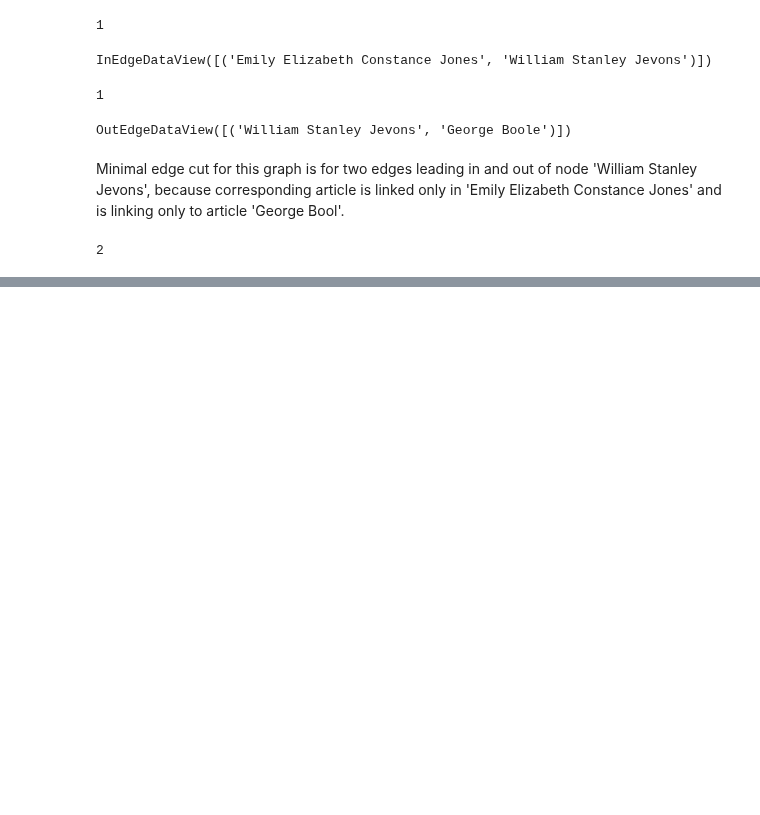
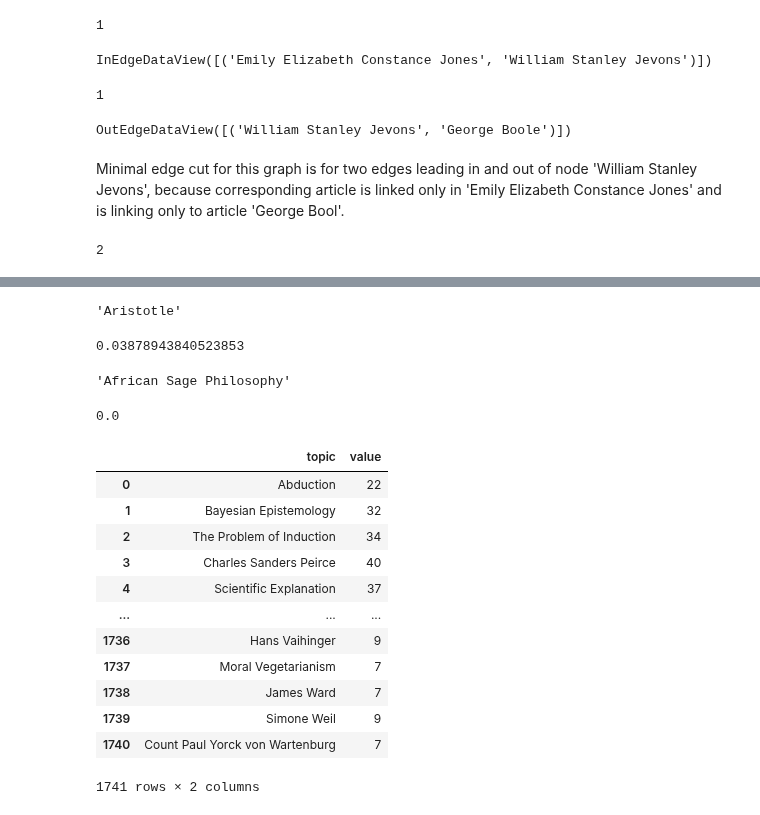
Before and after one commit to FlauFly/plato-analysis, a Jupyter notebook: analysis.ipynb, the cells around one changed output, grey strips where cells are left out. Cells and saved outputs as stored; diff of their text form; code cells hidden in the pictures; blank space fills up the shorter version.

```diff
--- a/analysis.ipynb
+++ b/analysis.ipynb
@@ -84,0 +268,16 @@ Output of function above shows that if we delete two articles, 'Maimonides' and
+# %%
+max(load, key=load.get)
+# %% [output]
+'Aristotle'
+# %%
+load['Aristotle']
+# %% [output]
+0.03878943840523853
+# %%
+min(load, key=load.get)
+# %% [output]
+'African Sage Philosophy'
+# %%
+load['African Sage Philosophy']
+# %% [output]
+0.0
@@ -84,0 +286,16 @@ Output of function above shows that if we delete two articles, 'Maimonides' and
+# %%
+df_degree
+# %% [output]
+|  | topic | value |
+| 0 | Abduction | 22 |
+| 1 | Bayesian Epistemology | 32 |
+| 2 | The Problem of Induction | 34 |
+| 3 | Charles Sanders Peirce | 40 |
+| 4 | Scientific Explanation | 37 |
+| ... | ... | ... |
+| 1736 | Hans Vaihinger | 9 |
+| 1737 | Moral Vegetarianism | 7 |
+| 1738 | James Ward | 7 |
+| 1739 | Simone Weil | 9 |
+| 1740 | Count Paul Yorck von Wartenburg | 7 |
+1741 rows × 2 columns
```
Also changed, not shown: parts of 48 cells of this notebook.
